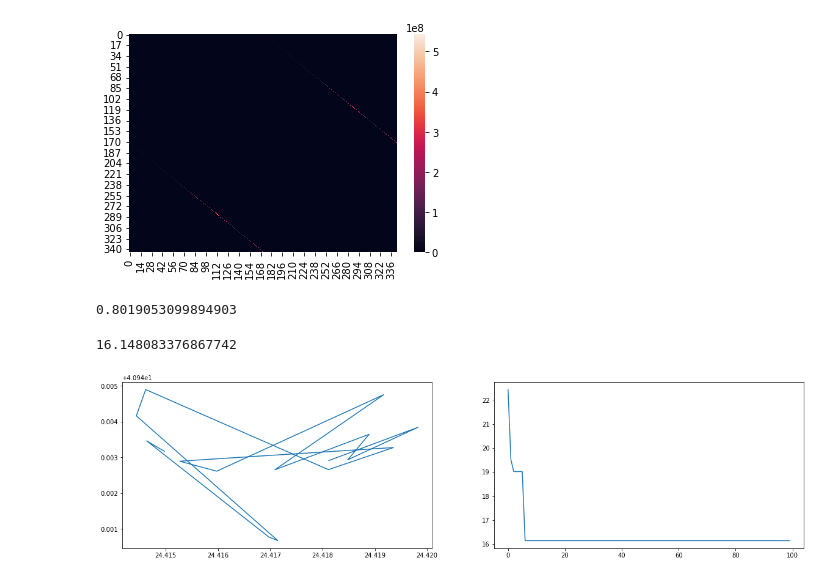
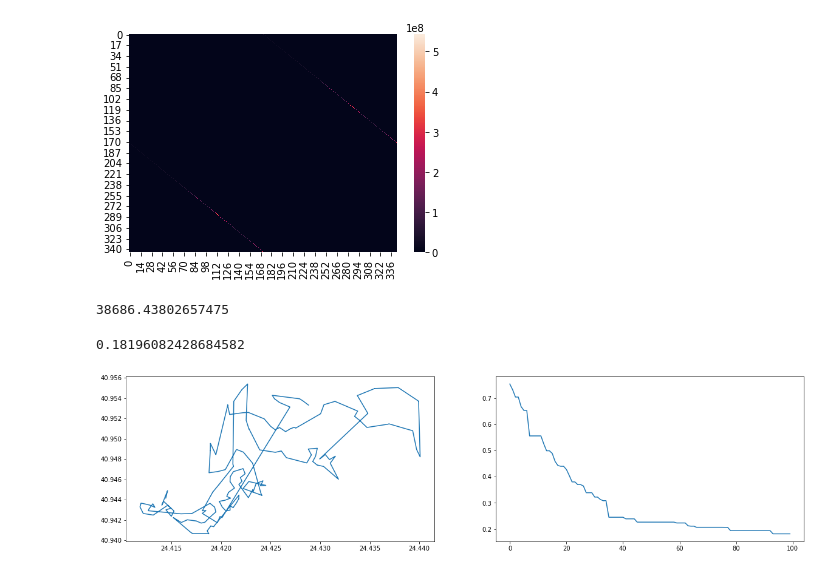
Before and after one commit to DimitrisMitroulis/NN-Projects, a Jupyter notebook: despoina-shortestPath/Map plotter-improved.ipynb, the cells around one changed output. Drawn from its saved outputs; the diff is of its cells as text; code cells hidden in the pictures.

```diff
--- a/despoina-shortestPath/Map plotter-improved.ipynb
+++ b/despoina-shortestPath/Map plotter-improved.ipynb
@@ -137,6 +138,8 @@ class Ant:
         self.position = np.random.choice(self.n_locations)
         self.places_visited = [self.position]
         self.places_left = list(np.arange(self.n_locations))
+
+        self.phero_graph = np.full((self.n_locations,self.n_locations),0.0)
         self.places_left.remove(self.position)
         self.tour_cost = 0.0
 # %%
@@ -204,24 +207,25 @@ def aco(points, alpha, beta, evapo_coef, colony_size, num_iter):
 # %%
-best_path, monitor_costs = aco(points = points,
-                               alpha = 0.8,
+#3.5 times faster
+best_path, monitor_costs = aco(points = arr,
+                               alpha = 1,
                                beta = 1,
-                               evapo_coef = 0.1,
-                               colony_size = 100,
+                               evapo_coef = 0.05,
+                               colony_size = 50,
                                num_iter = 100)
 
 
 print (monitor_costs[-1])
 print('')
 
 plt.figure(figsize=(20,5));
 plt.subplot(1,2,1);
 plt.plot(arr[best_path,0],
          arr[best_path,1]);
 
 
 plt.subplot(1,2,2);
 plt.plot(np.arange(len(monitor_costs)),monitor_costs);
 # %% [output]
-0.8019053099894903
+38686.43802657475
-16.148083376867742
+0.18196082428684582
-[figure, old version]
+[figure, new version]
```
Also changed, not shown: parts of 5 cells of this notebook, 2 other files.
